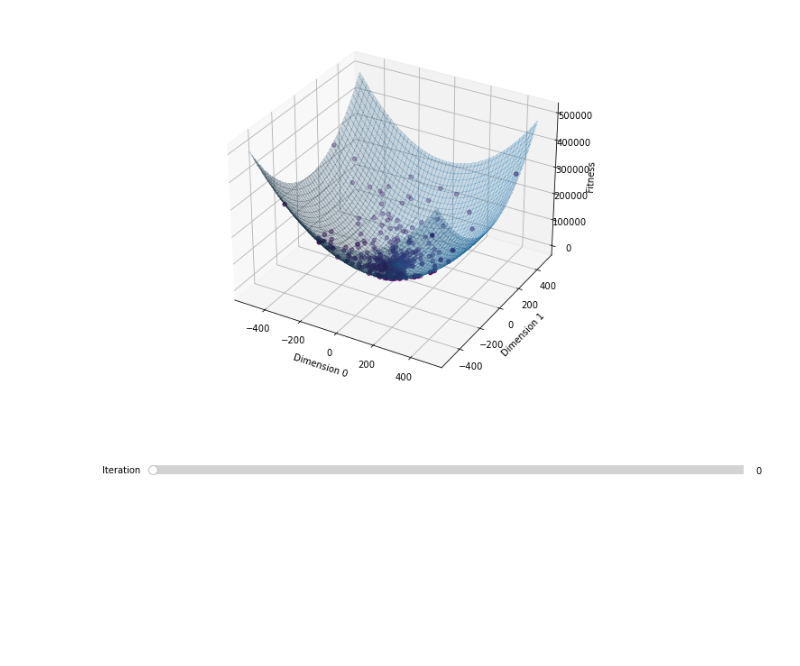
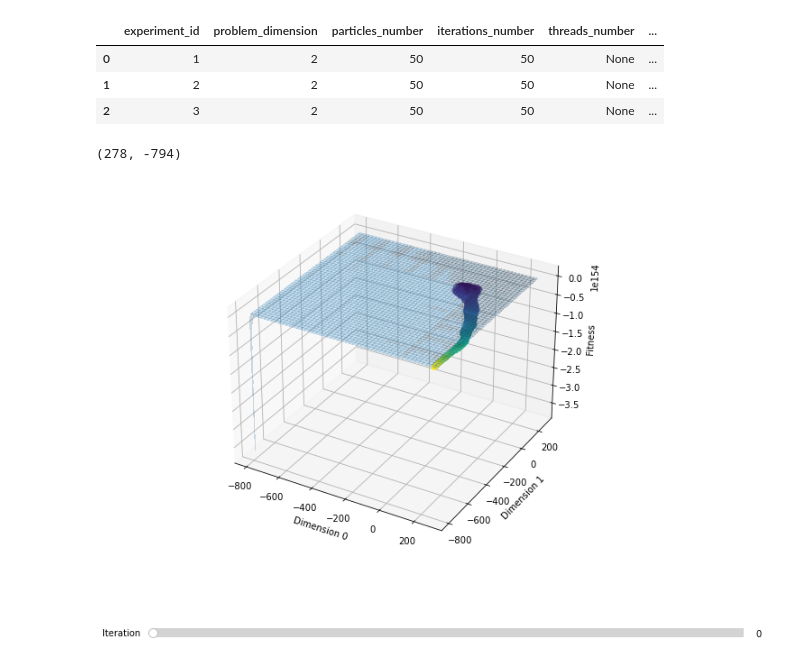
Before and after one commit to fedeizzo/ParticleSwarmOptimization-OpenMPI, a Jupyter notebook: benchmark/loading_test.ipynb, the cells around one changed output. Cells and saved outputs as stored; diff of their text form; code cells hidden in the pictures; blank space fills up the shorter version.

Commit message:
update:
* add debug logging
* update pso data ini file
* add fitness functions

```diff
--- a/benchmark/loading_test.ipynb
+++ b/benchmark/loading_test.ipynb
@@ -10,40 +32,71 @@ from matplotlib.widgets import Slider, Button
+# %%
+con = sqlite3.connect("../database.db")
+experiments = pd.read_sql_query("SELECT * from experiments", con)
+# %%
+experiments
+# %% [output]
+|  | experiment_id | problem_dimension | particles_number | iterations_number | threads_number | ... |
+| 0 | 1 | 2 | 50 | 50 | None | ... |
+| 1 | 2 | 2 | 50 | 50 | None | ... |
+| 2 | 3 | 2 | 50 | 50 | None | ... |
+# %%
+selected_experiment = 3
+experiment = experiments[experiments.experiment_id == selected_experiment]
+iterations_number = experiment.iterations_number.values[0]
+fitness_function = experiment.fitness_function.values[0]
+if fitness_function =='sphere':
+    fitness_function = sphere
+elif fitness_function =='wave':
+    fitness_function = wave
+elif fitness_function =='Easom':
+    fitness_function = Easom
+elif fitness_function =='Ackley':
+    fitness_function = Ackley
+elif fitness_function =='Himmelblau':
+    fitness_function = Himmelblau
+elif fitness_function =='HolderTable':
+    fitness_function = HolderTable
 # %%
-con = sqlite3.connect("../database.db")
-df = pd.read_sql_query("SELECT * from solutions", con)
-con.close()
+df = pd.read_sql_query(f"SELECT * from solutions_experiment_{selected_experiment}", con)
 # %%
 init_iteration = 0
 x = df.dim_0.values
 y = df.dim_1.values
 z = df.fitness.values
 c = df.iteration_step
+# %%
+min_pos, max_pos = int(min(x.min(), y.min())), int(max(x.max(), y.max()))
+# %%
+max_pos, min_pos
+# %% [output]
+(278, -794)
 # %%
-X = np.arange(-500, 500, 10)
-Y = np.arange(-500, 500, 10)
+X = np.arange(min_pos, max_pos, 0.1)
+Y = np.arange(min_pos, max_pos, 0.1)
 X, Y = np.meshgrid(X, Y)
-Z = ((X * X) + (Y * Y))
+Z = fitness_function(X,Y)
 fig, ax = plt.subplots(figsize =(14, 9),subplot_kw={"projection": "3d"})
 ax.set_xlabel('Dimension 0')
 ax.set_ylabel('Dimension 1')
 ax.set_zlabel('Fitness')
 ax.plot_surface(X, Y, Z, linewidth=0, antialiased=False, alpha=0.2)
 fig.subplots_adjust(bottom=0.25)
 
 ax_iteration = fig.add_axes([0.25, 0.1, 0.65, 0.03])
 iteration_slider = Slider(
     ax=ax_iteration,
     label='Iteration',
     valmin=min(c),
     valmax=max(c),
     valinit=init_iteration,
 )
 def update(val):
     line.set_ydata(f(t, amp_slider.val, freq_slider.val))
     fig.canvas.draw_idle()
 iteration_slider.on_changed(update)
 
 
 ax.scatter(x,y,z, c=c)
 plt.show()
 # %% [output]
-[figure, old version]
+[figure, new version]
```
Also changed, not shown: parts of 8 cells of this notebook, 11 other files.
